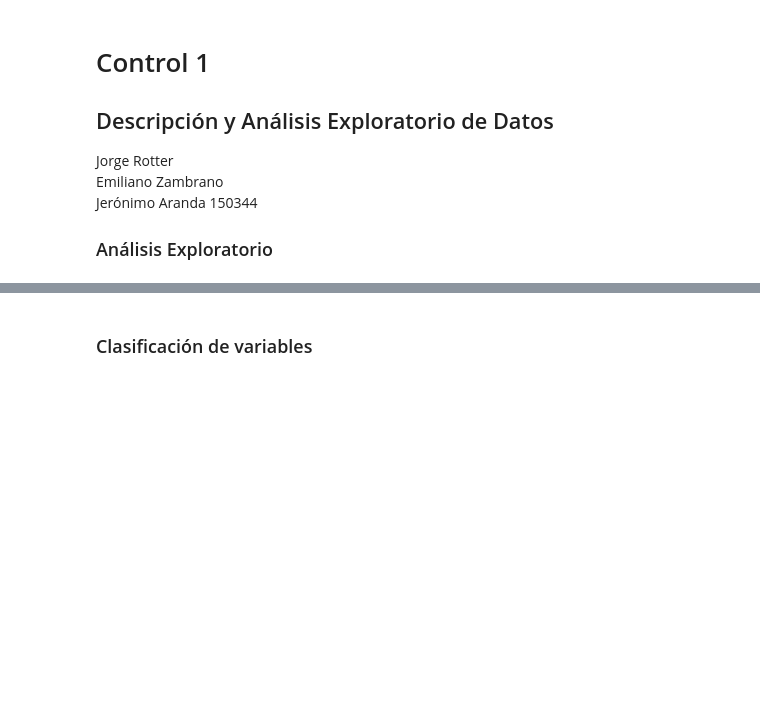
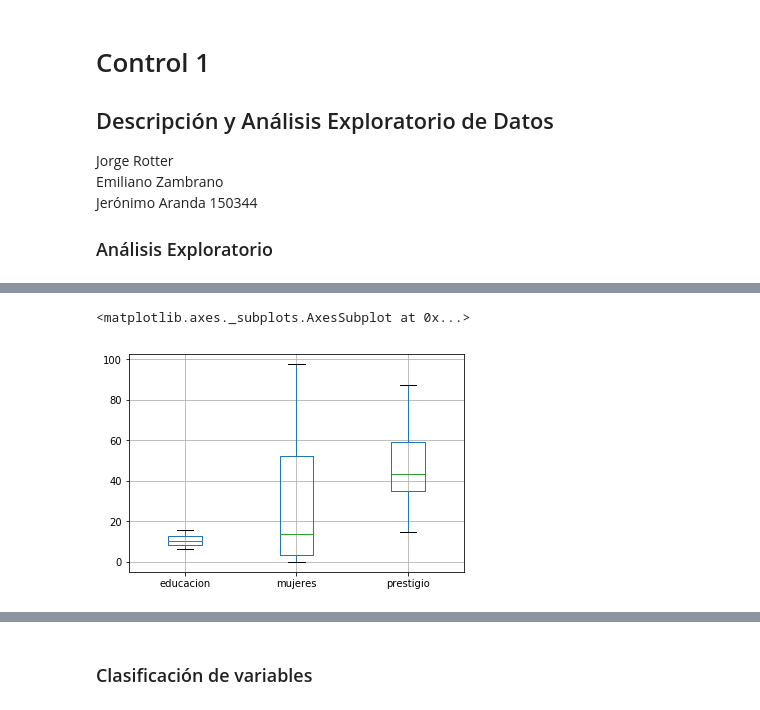
Before and after one commit to jeroaranda/aplicada2, a Jupyter notebook: control1.ipynb, the cells around one changed output, grey strips where cells are left out. Saved outputs shown, nothing was run; the diff lists cells and outputs as text; code cells hidden in the pictures; blank space fills up the shorter version.

```diff
--- a/control1.ipynb
+++ b/control1.ipynb
@@ -21,0 +48,5 @@ Jerónimo Aranda 150344
+# %%
+df.boxplot(column=['educacion','mujeres','prestigio'])
+# %% [output]
+<matplotlib.axes._subplots.AxesSubplot at 0x...>
+[figure, added]
```
Also changed, not shown: parts of 5 cells of this notebook.
